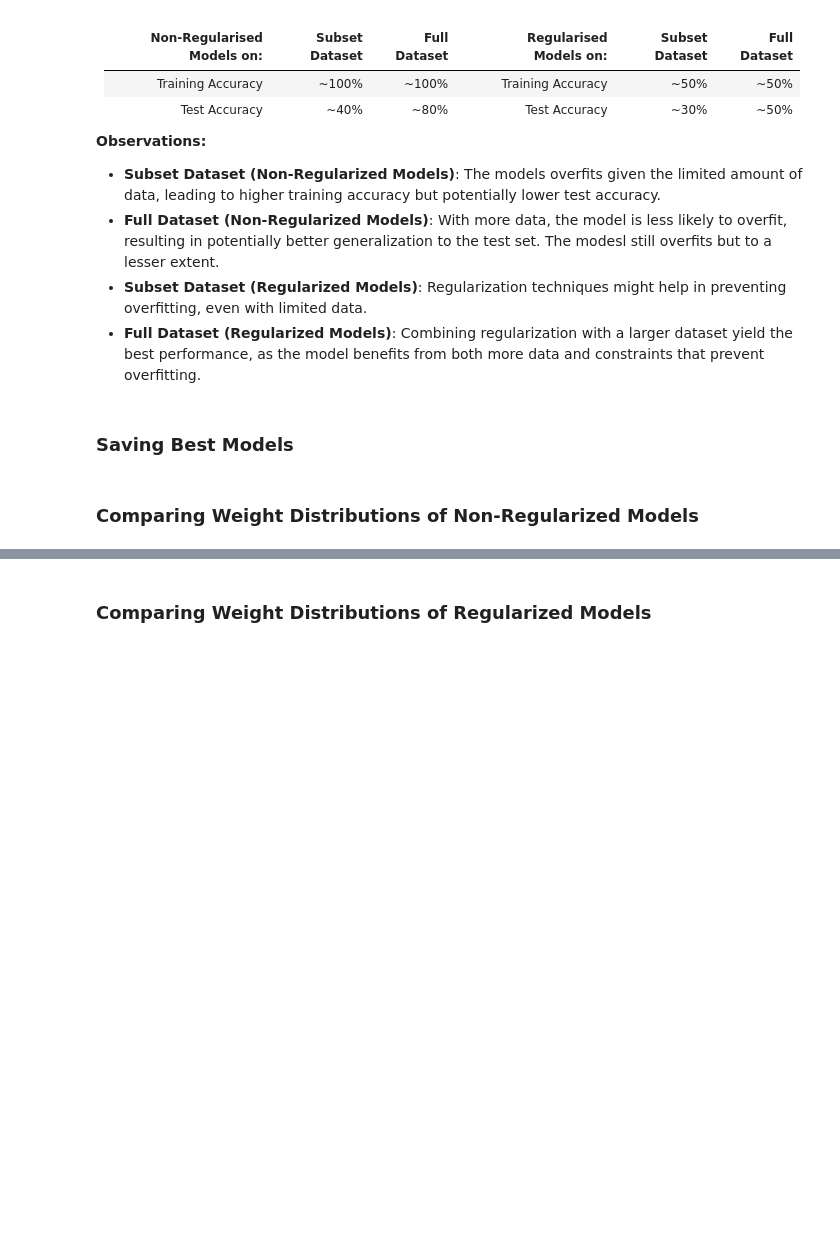
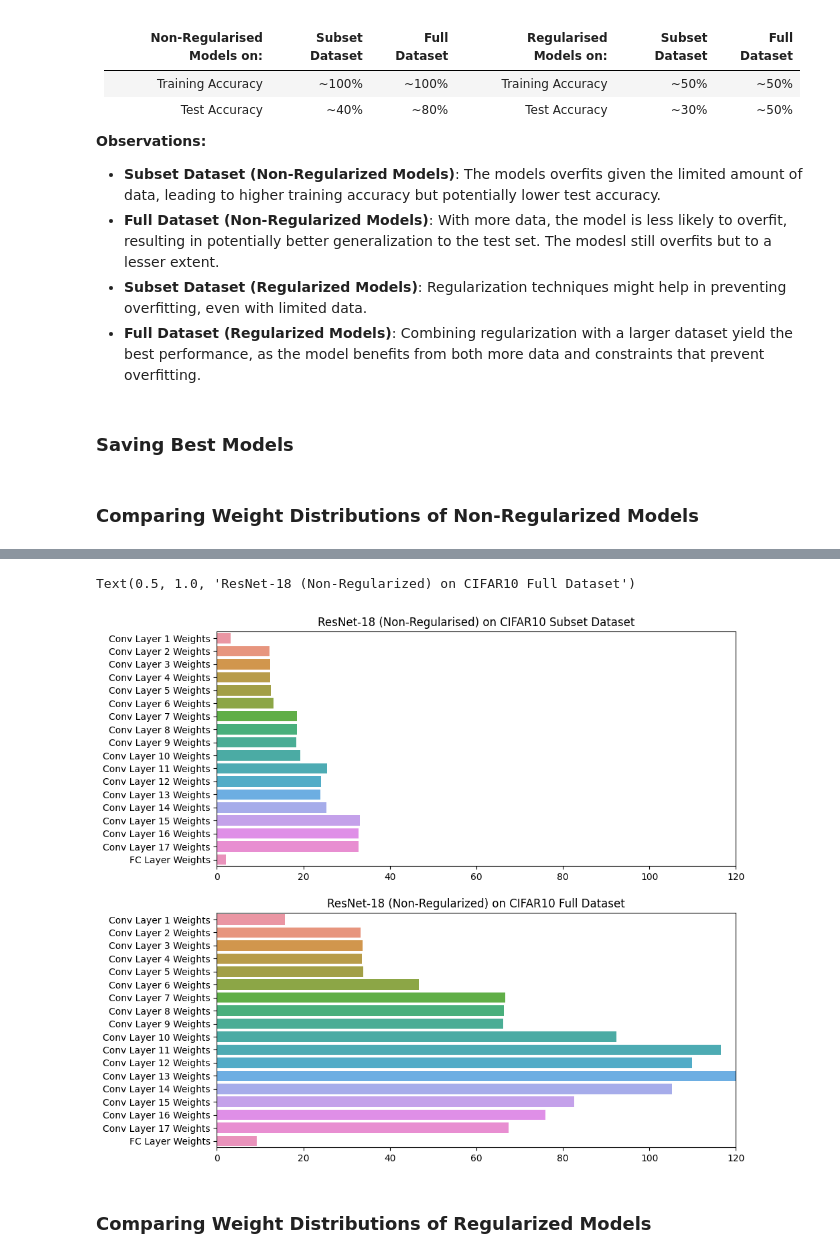
Before and after one commit to munish30monga/gnr_650, a Jupyter notebook: assignment_1.ipynb, the cells around one changed output, grey strips where cells are left out. Saved outputs shown, nothing was run; the diff lists cells and outputs as text; code cells hidden in the pictures; blank space fills up the shorter version.

```diff
--- a/assignment_1.ipynb
+++ b/assignment_1.ipynb
@@ -624,3 +444,16 @@ plt.show()
+# %%
+fig, axes = plt.subplots(nrows = 2, ncols = 1, figsize = (10,10))
+layer, norms = zip(*subset_norms.items())
+sns.barplot(y = np.array(layer), x = np.array(norms), ax = axes[0])
+axes[0].set_xlim(0,120)
+axes[0].set_title(model_names[0])
+layer, norms = zip(*full_norms.items())
+sns.barplot(y = np.array(layer), x = np.array(norms), ax = axes[1])
+axes[1].set_xlim(0,120)
+axes[1].set_title(model_names[1])
+# %% [output]
+Text(0.5, 1.0, 'ResNet-18 (Non-Regularized) on CIFAR10 Full Dataset')
+[figure, added]
 # %% [markdown]
 ### Comparing Weight Distributions of Regularized Models
 # %%
```
Also changed, not shown: parts of 28 cells of this notebook.
